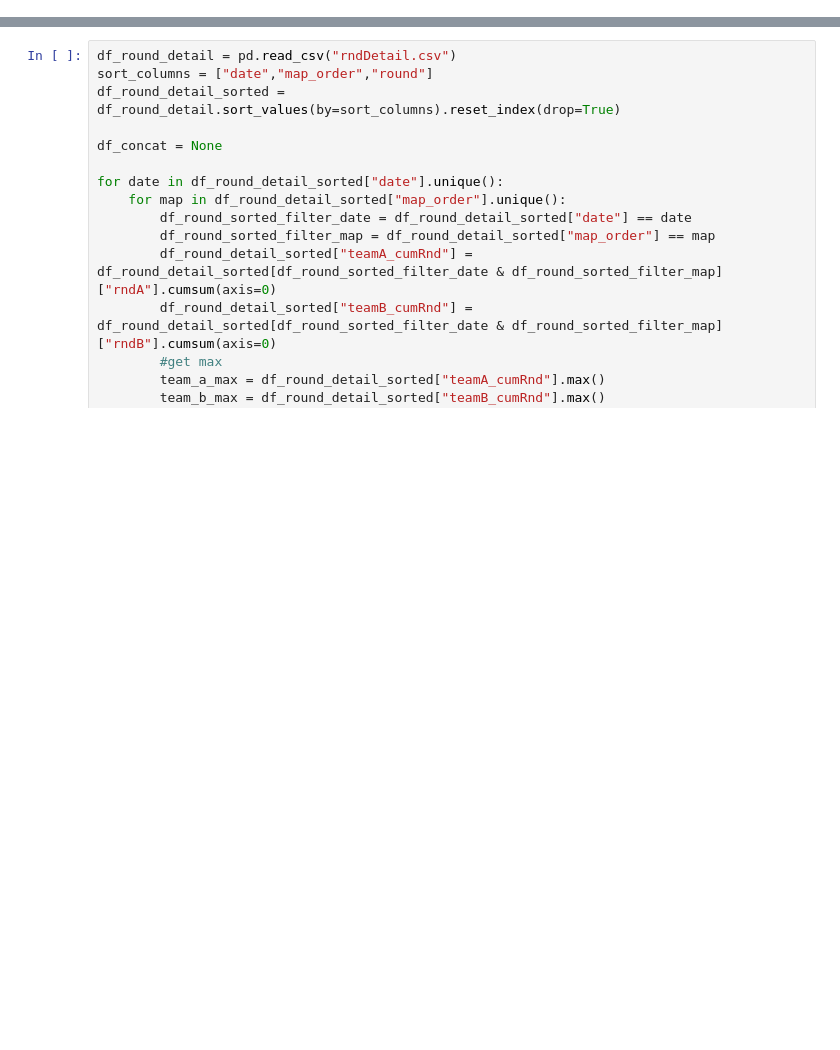
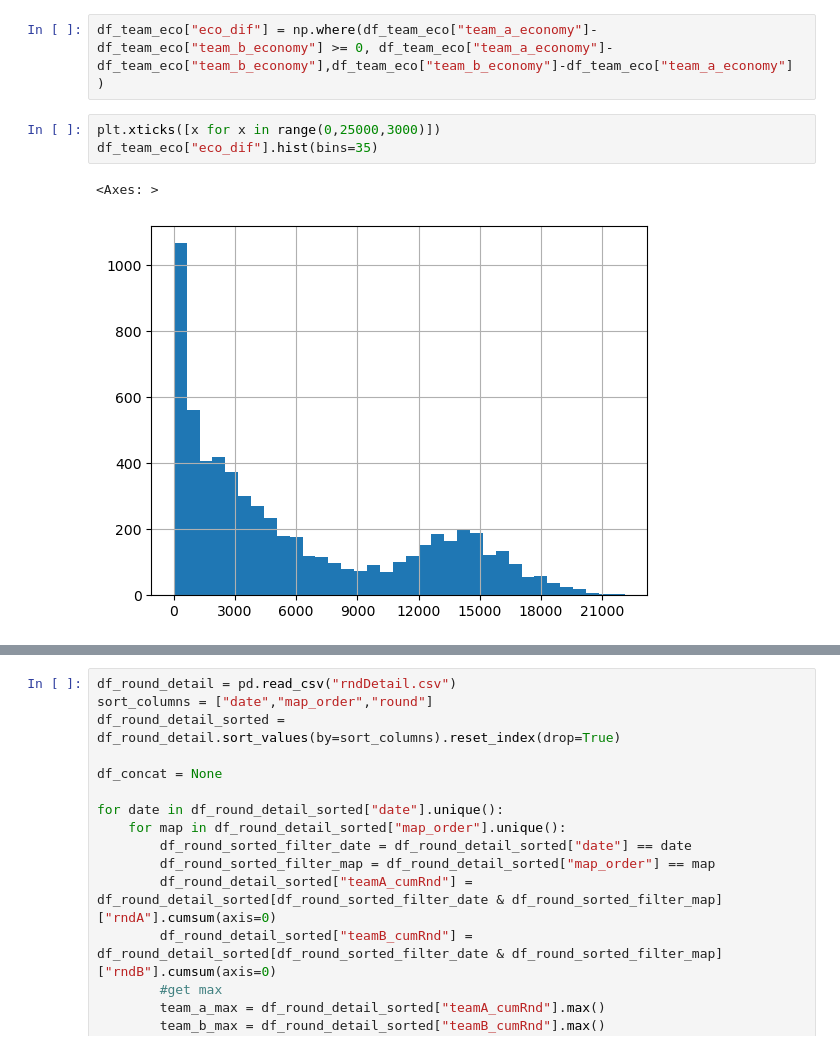
Before and after one commit to RkTcaster/vlr-scraper, a Jupyter notebook: round_process.ipynb, the cells around one changed output, grey strips where cells are left out. Cells and saved outputs as stored; diff of their text form; blank space fills up the shorter version.

```diff
--- a/round_process.ipynb
+++ b/round_process.ipynb
@@ -3,0 +41,8 @@ import numpy as np
+# %%
+df_team_eco["eco_dif"] = np.where(df_team_eco["team_a_economy"]-df_team_eco["team_b_economy"] >= 0, df_team_eco["team_a_economy"]-df_team_eco["team_b_economy"],df_team_eco["team_b_economy"]-df_team_eco["team_a_economy"] )
+# %%
+plt.xticks([x for x in range(0,25000,3000)])
+df_team_eco["eco_dif"].hist(bins=35)
+# %% [output]
+<Axes: >
+[figure, added]
```
Also changed, not shown: parts of 7 cells of this notebook, 2 other files.
